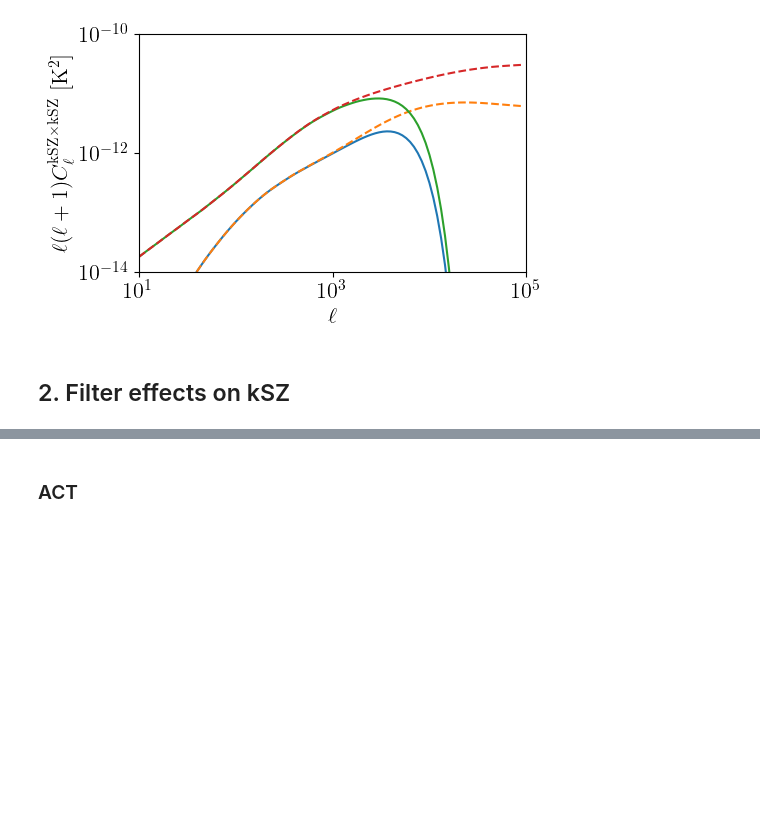
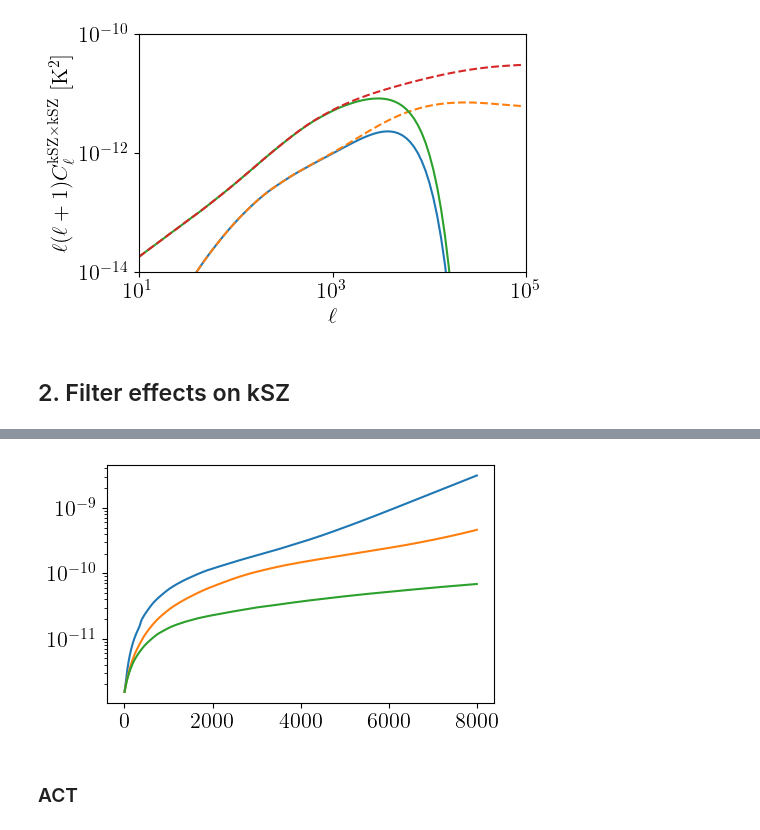
Before and after one commit to Einste11N/SquareField_CrossCorrelation, a Jupyter notebook: Evaluation.ipynb, the cells around one changed output, grey strips where cells are left out. Drawn from its saved outputs; the diff is of its cells as text; code cells hidden in the pictures; blank space fills up the shorter version.

```diff
--- a/Evaluation.ipynb
+++ b/Evaluation.ipynb
@@ -391,3 +422,14 @@ plt.show()
 [figure]
 # %% [markdown]
 ## 2. Filter effects on kSZ
+# %%
+H0 = 67.75
+ombh2 = 0.022
+
+# params = camb.CAMBparams()
+params = camb.set_params(H0=H0, ombh2=ombh2, lmax=8000)
+
+results = camb.get_results(params)
+CMB_angular = results.get_cmb_power_spectra(params, CMB_unit='K')
+Dl_TT = CMB_angular['total'][2:-50,0] * 2 * np.pi   # Dl is defined as l(l+1)Cl
+ls = np.arange(CMB_angular['total'].shape[0])[2:-50]
@@ -393,0 +440,5 @@ plt.show()
+# %%
+# post-ILC noise power for each observation, in unit muk^2
+ls_so, Nl_so_long = fg.get_ilc_noise('so', scale_noise=1)
+ls_s4, Nl_s4_long = fg.get_ilc_noise('s4', scale_noise=1)
+ls_hd, Nl_hd_long = fg.get_ilc_noise('hd', scale_noise=1)
@@ -394,3 +467,21 @@ plt.show()
+# %%
+# interpolation and transfer into unit K^2
+Nl_so = np.interp(ls, ls_so, Nl_so_long) * 1e-12
+Nl_s4 = np.interp(ls, ls_so, Nl_s4_long) * 1e-12
+Nl_hd = np.interp(ls, ls_so, Nl_hd_long) * 1e-12
+
+np.save('Data/ILC-Nl_SO.npy', Nl_so)
+np.save('Data/ILC-Nl_CMBS4.npy', Nl_s4)
+np.save('Data/ILC-Nl_CMBHD.npy', Nl_hd)
+# %%
+fig = plt.figure(figsize=(5,3.09))
+plt.plot(ls, ls*(ls+1)*Nl_so)
+plt.plot(ls, ls*(ls+1)*Nl_s4)
+plt.plot(ls, ls*(ls+1)*Nl_hd)
+plt.yscale('log')
+plt.show()
+# %% [output]
+[figure, added]
 # %% [markdown]
 ### ACT
 # %%
```
Also changed, not shown: parts of 25 cells of this notebook, 21 other files.
